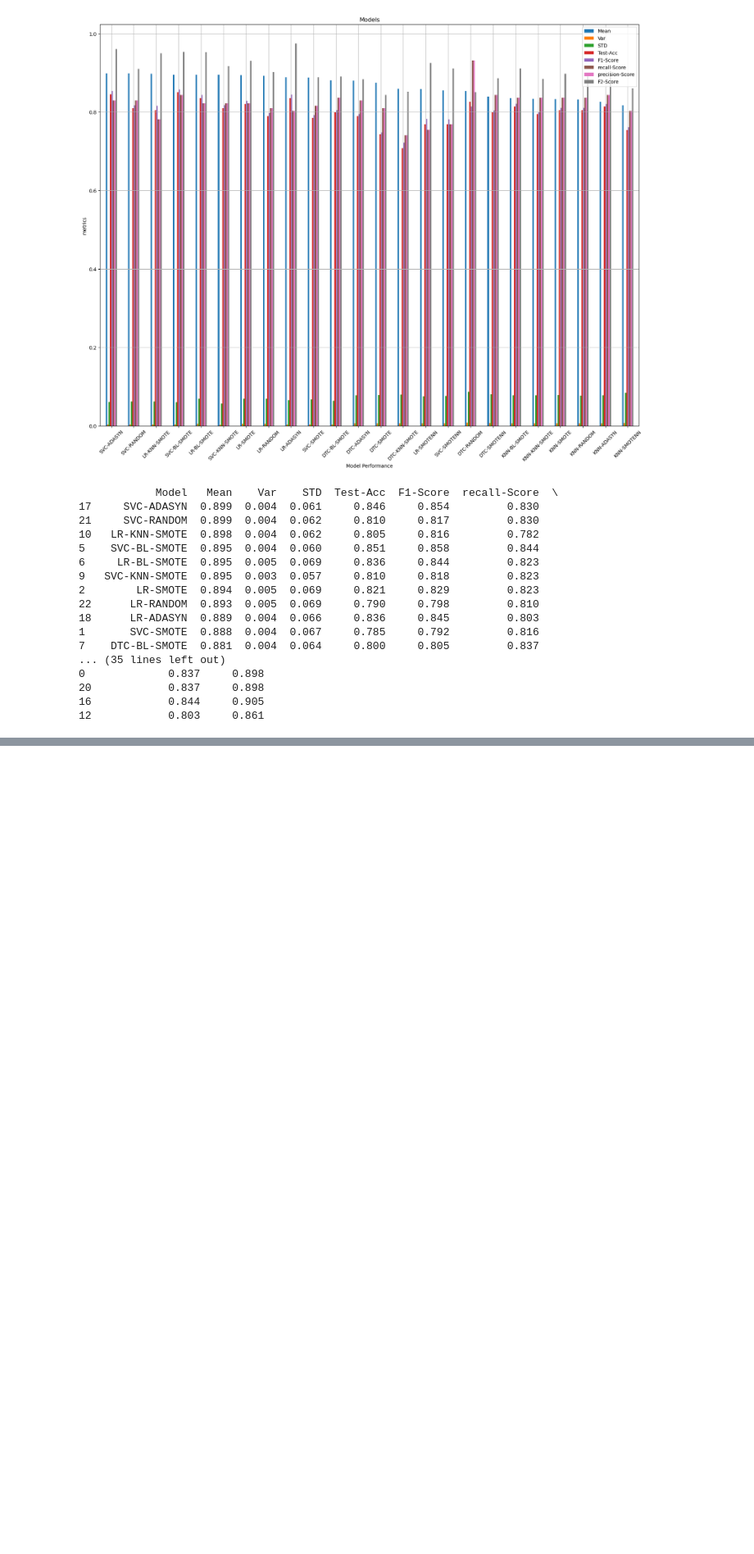
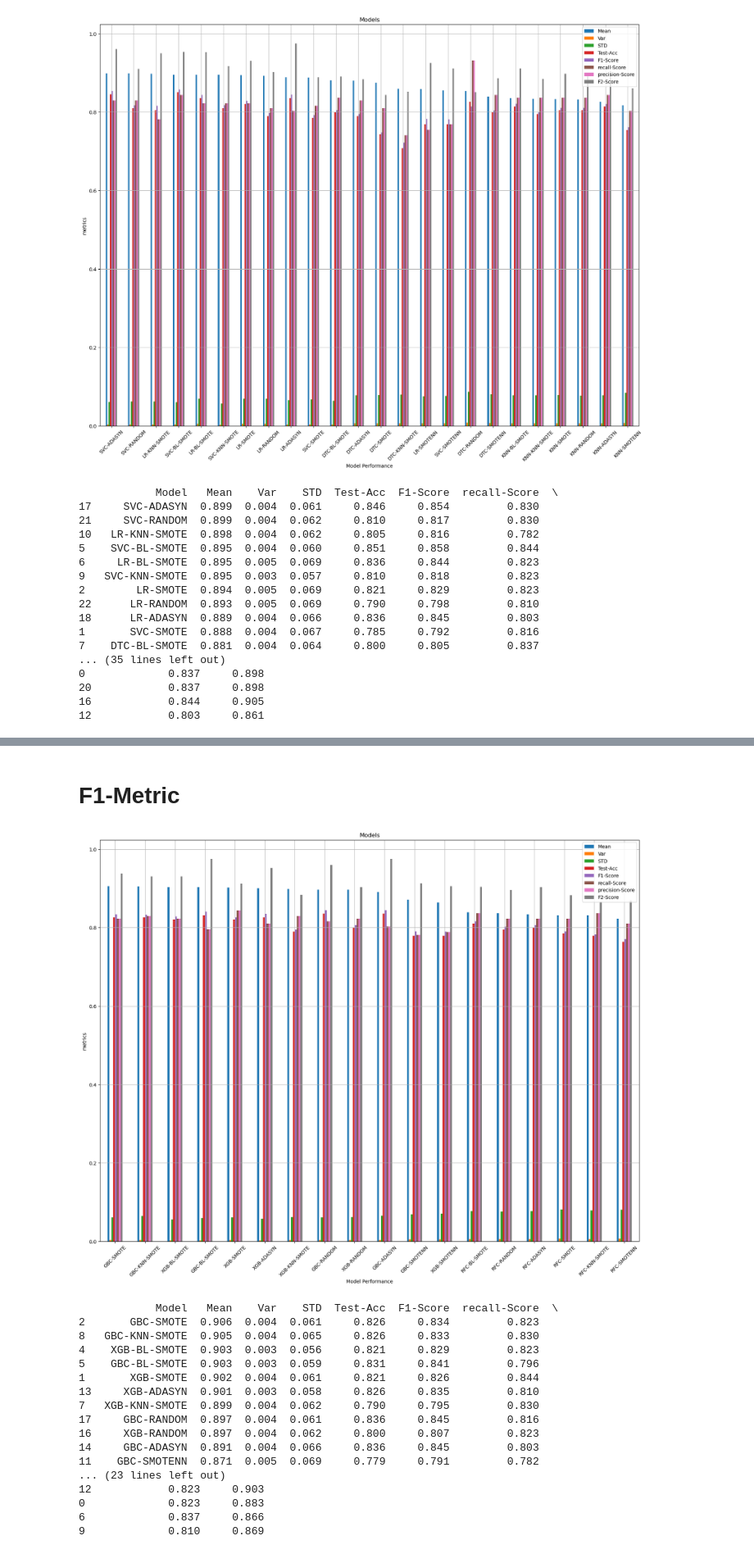
Before and after one commit to MaukanMir/Parkinsons-Classification-Analysis, a Jupyter notebook: training.ipynb, the cells around one changed output, grey strips where cells are left out. Shown at 82% size. Cells and saved outputs as stored; diff of their text form; code cells hidden in the pictures; blank space fills up the shorter version.

Commit message:
added new models

```diff
--- a/training.ipynb
+++ b/training.ipynb
@@ -491,0 +511,25 @@ test_selected_sampling_models(sample_model_names, sample_models, model_names, mo
+# %% [markdown]
+# F1-Metric
+# %%
+model_names = ["RFC", "XGB", "GBC"]
+grab_selected_models(model_names)
+test_selected_sampling_models(sample_model_names, sample_models, model_names, models, X, y, f1_metric)
+# %% [output]
+[figure, added]
+            Model   Mean    Var    STD  Test-Acc  F1-Score  recall-Score  \
+2       GBC-SMOTE  0.906  0.004  0.061     0.826     0.834         0.823
+8   GBC-KNN-SMOTE  0.905  0.004  0.065     0.826     0.833         0.830
+4    XGB-BL-SMOTE  0.903  0.003  0.056     0.821     0.829         0.823
+5    GBC-BL-SMOTE  0.903  0.003  0.059     0.831     0.841         0.796
+1       XGB-SMOTE  0.902  0.004  0.061     0.821     0.826         0.844
+13     XGB-ADASYN  0.901  0.003  0.058     0.826     0.835         0.810
+7   XGB-KNN-SMOTE  0.899  0.004  0.062     0.790     0.795         0.830
+17     GBC-RANDOM  0.897  0.004  0.061     0.836     0.845         0.816
+16     XGB-RANDOM  0.897  0.004  0.062     0.800     0.807         0.823
+14     GBC-ADASYN  0.891  0.004  0.066     0.836     0.845         0.803
+11    GBC-SMOTENN  0.871  0.005  0.069     0.779     0.791         0.782
+... (23 lines left out)
+12            0.823     0.903
+0             0.823     0.883
+6             0.837     0.866
+9             0.810     0.869
```
Also changed, not shown: parts of 3 cells of this notebook.
